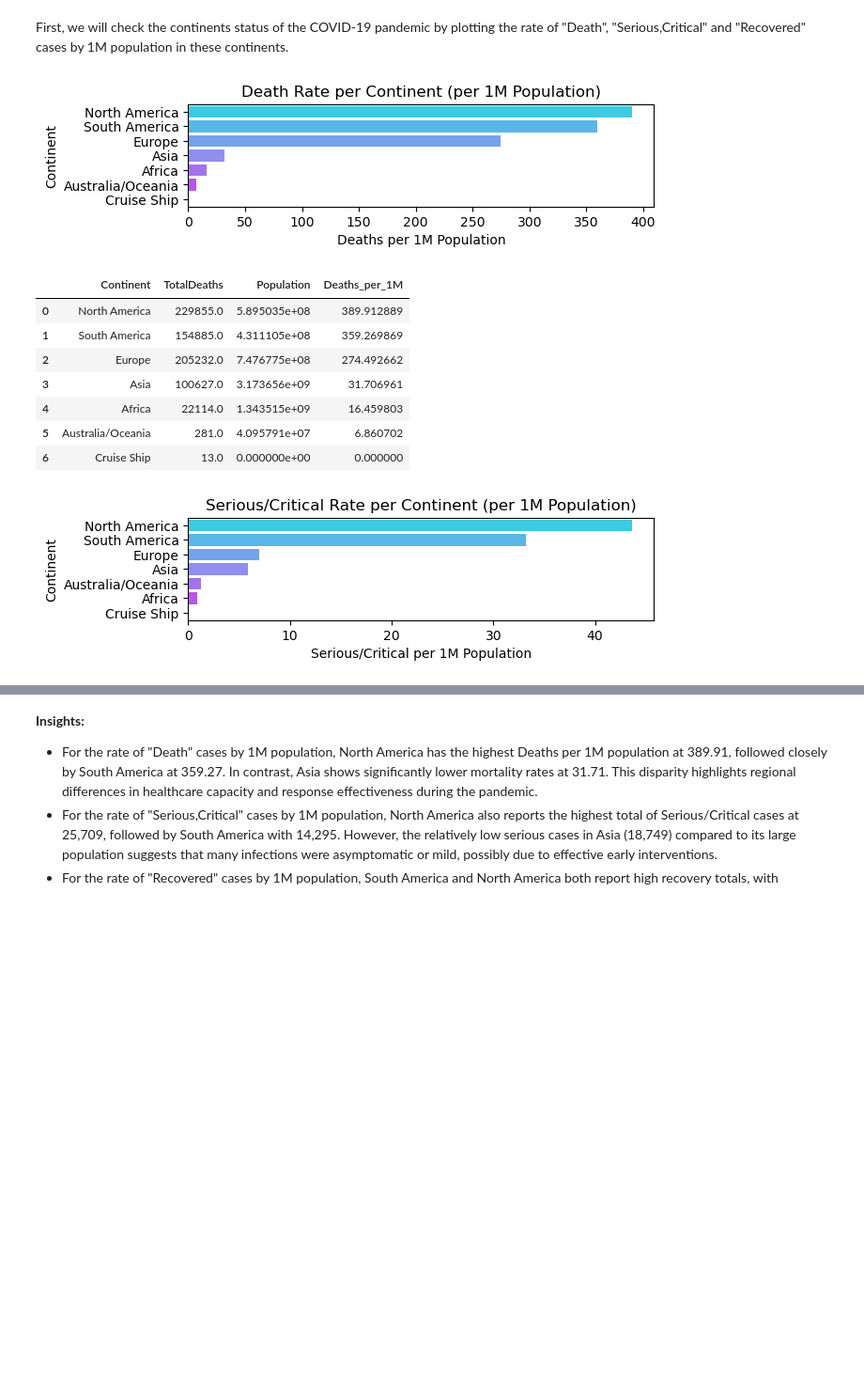
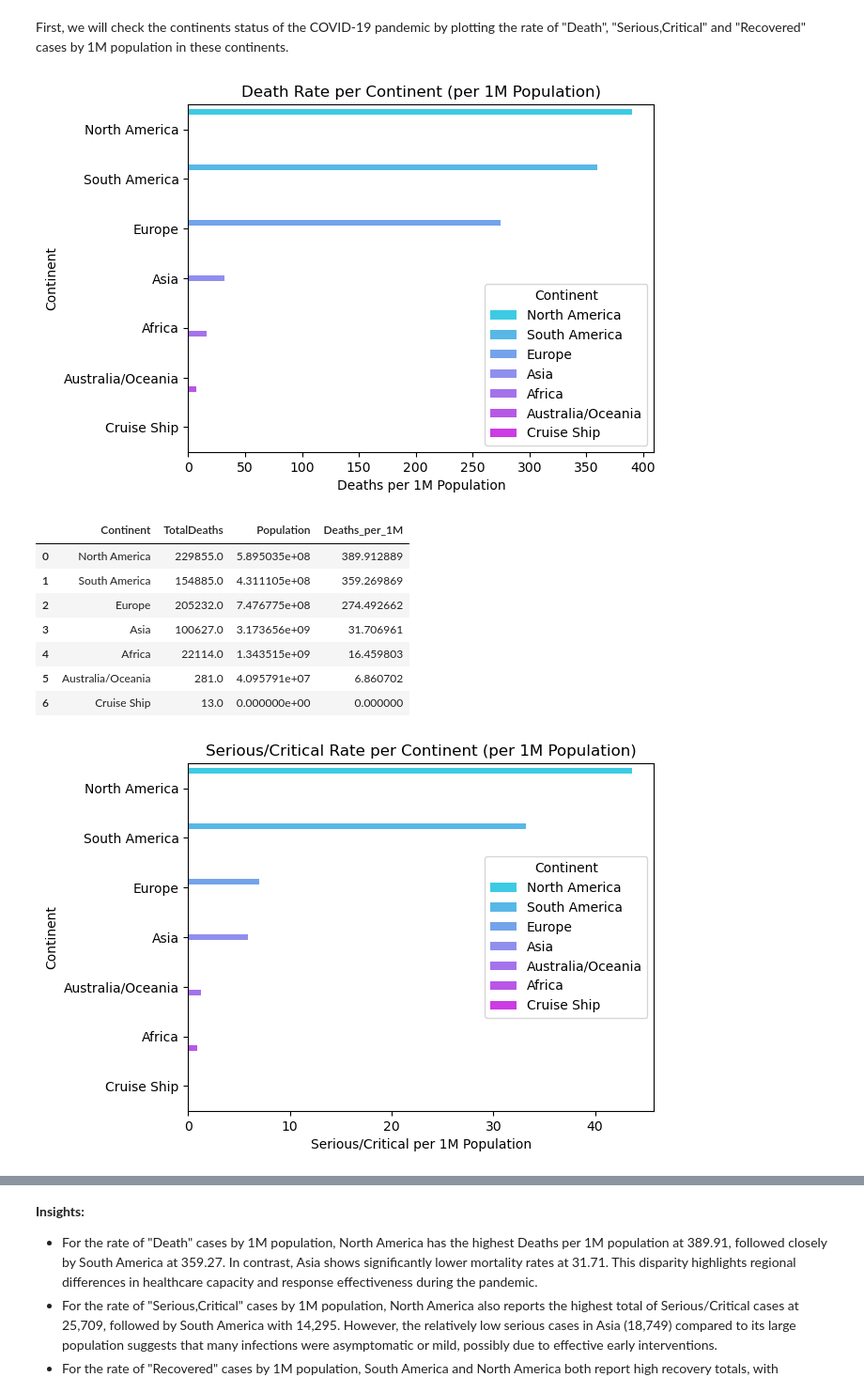
Before and after one commit to dhuyent/DSProgramming-FinalProject, a Jupyter notebook: src/Data_analysis.ipynb, the cells around one changed output, grey strips where cells are left out. Shown at 94% size. Cells and saved outputs as stored; diff of their text form; code cells hidden in the pictures; blank space fills up the shorter version.

```diff
--- a/src/Data_analysis.ipynb
+++ b/src/Data_analysis.ipynb
@@ -469,37 +486,34 @@ continent_stat.loc[continent_stat['Continent'] == 'Cruise Ship', 'Recovered_per_
 
 # Sort the data by death rate, serious/critical rate and recover rate
 continent_stat_deaths = continent_stat.sort_values('Deaths_per_1M', ascending=False).reset_index(drop=True)
 continent_stat_serious = continent_stat.sort_values('Serious_per_1M', ascending=False).reset_index(drop=True)
 continent_stat_recovered = continent_stat.sort_values('Recovered_per_1M', ascending=False).reset_index(drop=True)
 
 # Plot 1: Death rate per continent (per 1M population)
-plt.subplot(3, 1, 1)
 sns.barplot(x='Deaths_per_1M', y='Continent', data=continent_stat_deaths, palette='cool', hue='Continent')
 plt.title('Death Rate per Continent (per 1M Population)')
 plt.xlabel('Deaths per 1M Population')
 plt.ylabel('Continent')
 plt.show()
 display(continent_stat_deaths[['Continent', 'TotalDeaths', 'Population', 'Deaths_per_1M']])
 
 # Plot 2: Serious/Critical rate per continent (per 1M population)
-plt.subplot(3, 1, 2)
 sns.barplot(x='Serious_per_1M', y='Continent', data=continent_stat_serious, palette='cool', hue='Continent')
 plt.title('Serious/Critical Rate per Continent (per 1M Population)')
 plt.xlabel('Serious/Critical per 1M Population')
 plt.ylabel('Continent')
 plt.show()
 display(continent_stat_serious[['Continent', 'Serious,Critical', 'Population', 'Serious_per_1M']])
 
 # Plot 3: Recovery rate per continent (per 1M population)
-plt.subplot(3, 1, 3)
 sns.barplot(x='Recovered_per_1M', y='Continent', data=continent_stat_recovered, palette='cool', hue='Continent')
 plt.title('Recovery Rate per Continent (per 1M Population)')
 plt.xlabel('Recovered per 1M Population')
 plt.ylabel('Continent')
 plt.show()
 display(continent_stat_recovered[['Continent', 'TotalRecovered', 'Population', 'Recovered_per_1M']])
 # %% [output]
-[figure, old version]
+[figure, new version]
 |  | Continent | TotalDeaths | Population | Deaths_per_1M |
 | 0 | North America | 229855.0 | 5.895035e+08 | 389.912889 |
 | 1 | South America | 154885.0 | 4.311105e+08 | 359.269869 |
@@ -508,7 +522,7 @@ display(continent_stat_recovered[['Continent', 'TotalRecovered', 'Population', '
 | 4 | Africa | 22114.0 | 1.343515e+09 | 16.459803 |
 | 5 | Australia/Oceania | 281.0 | 4.095791e+07 | 6.860702 |
 | 6 | Cruise Ship | 13.0 | 0.000000e+00 | 0.000000 |
-[figure, old version]
+[figure, new version]
 |  | Continent | Serious,Critical | Population | Serious_per_1M |
 | 0 | North America | 25709.0 | 5.895035e+08 | 43.611279 |
 | 1 | South America | 14295.0 | 4.311105e+08 | 33.158555 |
```
Also changed, not shown: parts of 30 cells of this notebook, 1 other file.
